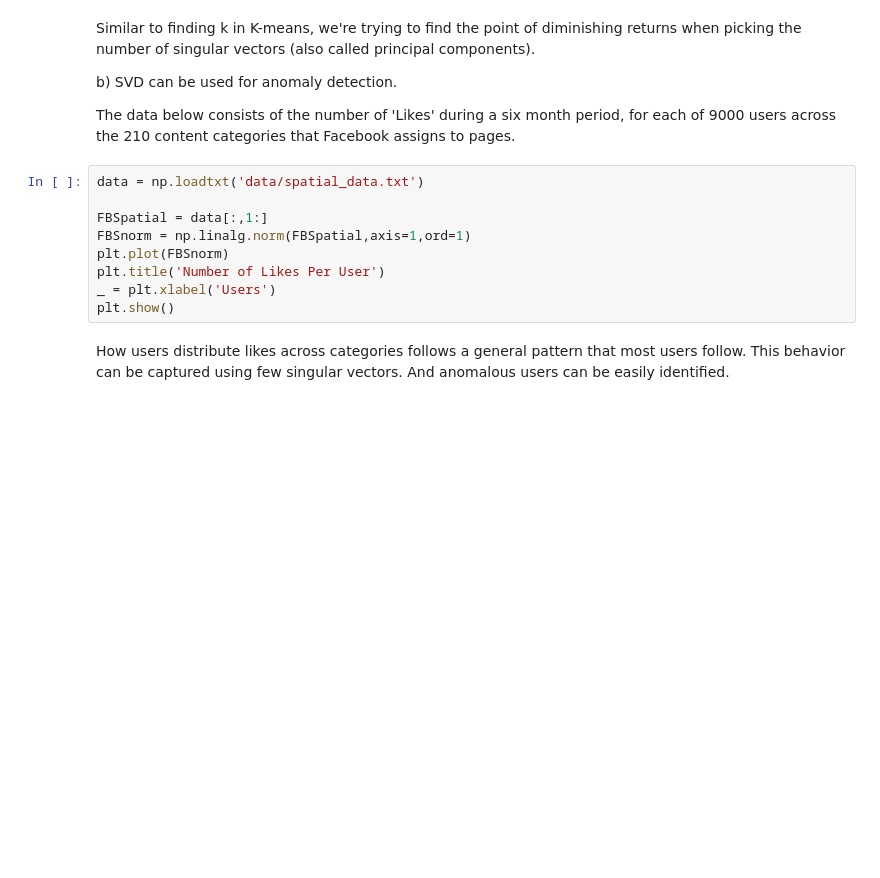
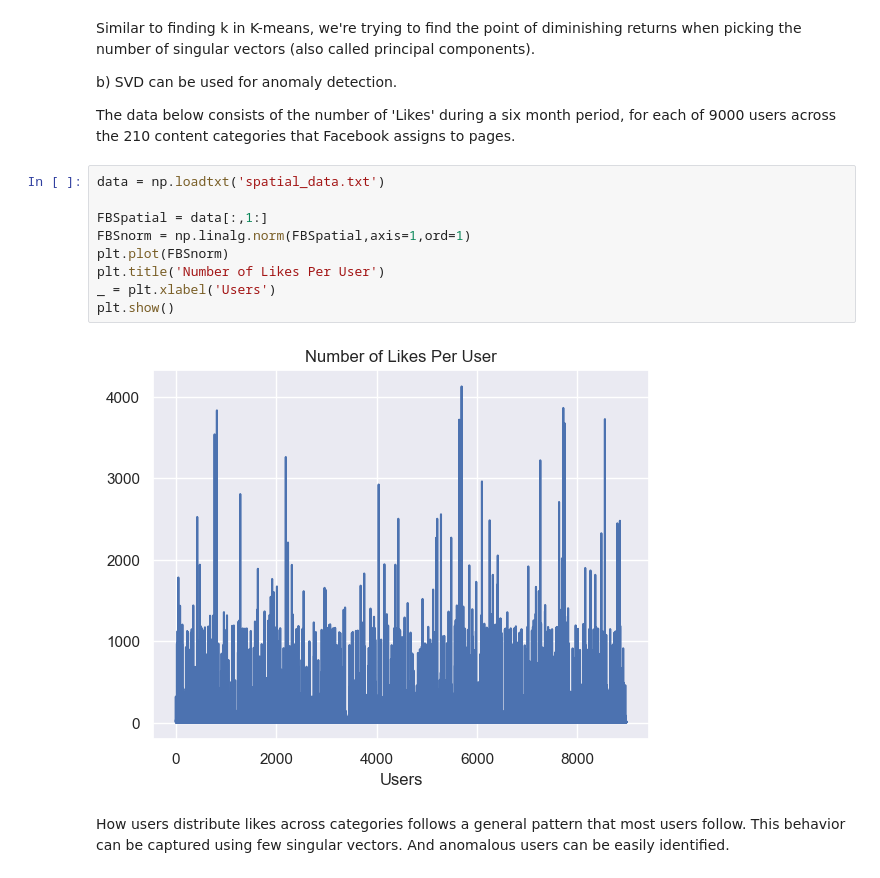
Before and after one commit to steve-uu/cs506_notes, a Jupyter notebook: worksheet_10.ipynb, the cells around one changed output. Saved outputs shown, nothing was run; the diff lists cells and outputs as text; blank space fills up the shorter version.

```diff
--- a/worksheet_10.ipynb
+++ b/worksheet_10.ipynb
@@ -253,14 +253,16 @@ b) SVD can be used for anomaly detection.
 
 The data below consists of the number of 'Likes' during a six month period, for each of 9000 users across the 210 content categories that Facebook assigns to pages.
 # %%
-data = np.loadtxt('data/spatial_data.txt')
+data = np.loadtxt('spatial_data.txt')
 
 FBSpatial = data[:,1:]
 FBSnorm = np.linalg.norm(FBSpatial,axis=1,ord=1)
 plt.plot(FBSnorm)
 plt.title('Number of Likes Per User')
 _ = plt.xlabel('Users')
 plt.show()
+# %% [output]
+[figure, added]
 # %% [markdown]
 How users distribute likes across categories follows a general pattern that most users follow. This behavior can be captured using few singular vectors. And anomalous users can be easily identified.
 # %%
```
Also changed, not shown: parts of 1 cell of this notebook, 1 other file.
